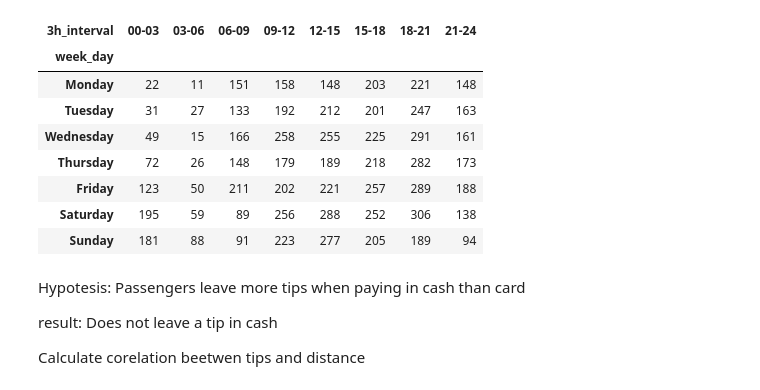
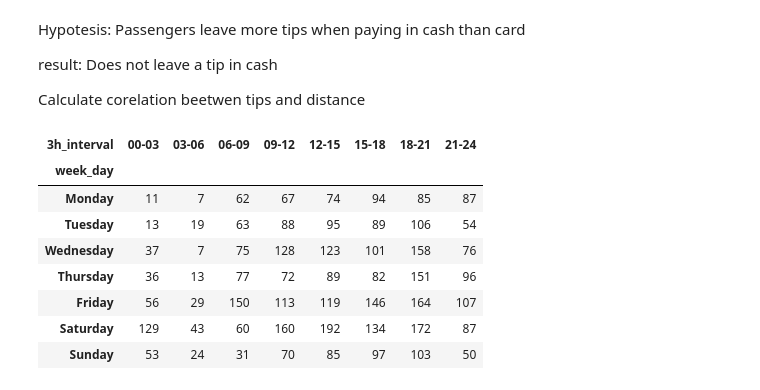
Before and after one commit to Polonez1/taxis-analysis, a Jupyter notebook: notebooks/workplace.ipynb, the cells around one changed output. Saved outputs shown, nothing was run; the diff lists cells and outputs as text; code cells hidden in the pictures.

```diff
--- a/notebooks/workplace.ipynb
+++ b/notebooks/workplace.ipynb
@@ -44,15 +32,3 @@ MyFn.visualisation_main(general_dataframe, by = 'passengers', visual=True)
-# %%
-visualisation_main(general_dataframe, by = 'passengers', visual=False)
-# %% [output]
-| 3h_interval | 00-03 | 03-06 | 06-09 | 09-12 | 12-15 | 15-18 | 18-21 | 21-24 |
-| week_day |  |  |  |  |  |  |  |  |
-| Monday | 22 | 11 | 151 | 158 | 148 | 203 | 221 | 148 |
-| Tuesday | 31 | 27 | 133 | 192 | 212 | 201 | 247 | 163 |
-| Wednesday | 49 | 15 | 166 | 258 | 255 | 225 | 291 | 161 |
-| Thursday | 72 | 26 | 148 | 179 | 189 | 218 | 282 | 173 |
-| Friday | 123 | 50 | 211 | 202 | 221 | 257 | 289 | 188 |
-| Saturday | 195 | 59 | 89 | 256 | 288 | 252 | 306 | 138 |
-| Sunday | 181 | 88 | 91 | 223 | 277 | 205 | 189 | 94 |
 # %% [markdown]
 Hypotesis: Passengers leave more tips when paying in cash than card
 
@@ -61,0 +205,12 @@ Calculate corelation beetwen tips and distance
+# %%
+visualisation(general_dataframe, by = 'passengers', visual=False)
+# %% [output]
+| 3h_interval | 00-03 | 03-06 | 06-09 | 09-12 | 12-15 | 15-18 | 18-21 | 21-24 |
+| week_day |  |  |  |  |  |  |  |  |
+| Monday | 11 | 7 | 62 | 67 | 74 | 94 | 85 | 87 |
+| Tuesday | 13 | 19 | 63 | 88 | 95 | 89 | 106 | 54 |
+| Wednesday | 37 | 7 | 75 | 128 | 123 | 101 | 158 | 76 |
+| Thursday | 36 | 13 | 77 | 72 | 89 | 82 | 151 | 96 |
+| Friday | 56 | 29 | 150 | 113 | 119 | 146 | 164 | 107 |
+| Saturday | 129 | 43 | 60 | 160 | 192 | 134 | 172 | 87 |
+| Sunday | 53 | 24 | 31 | 70 | 85 | 97 | 103 | 50 |
```
Also changed, not shown: parts of 5 cells of this notebook, 1 other file.
